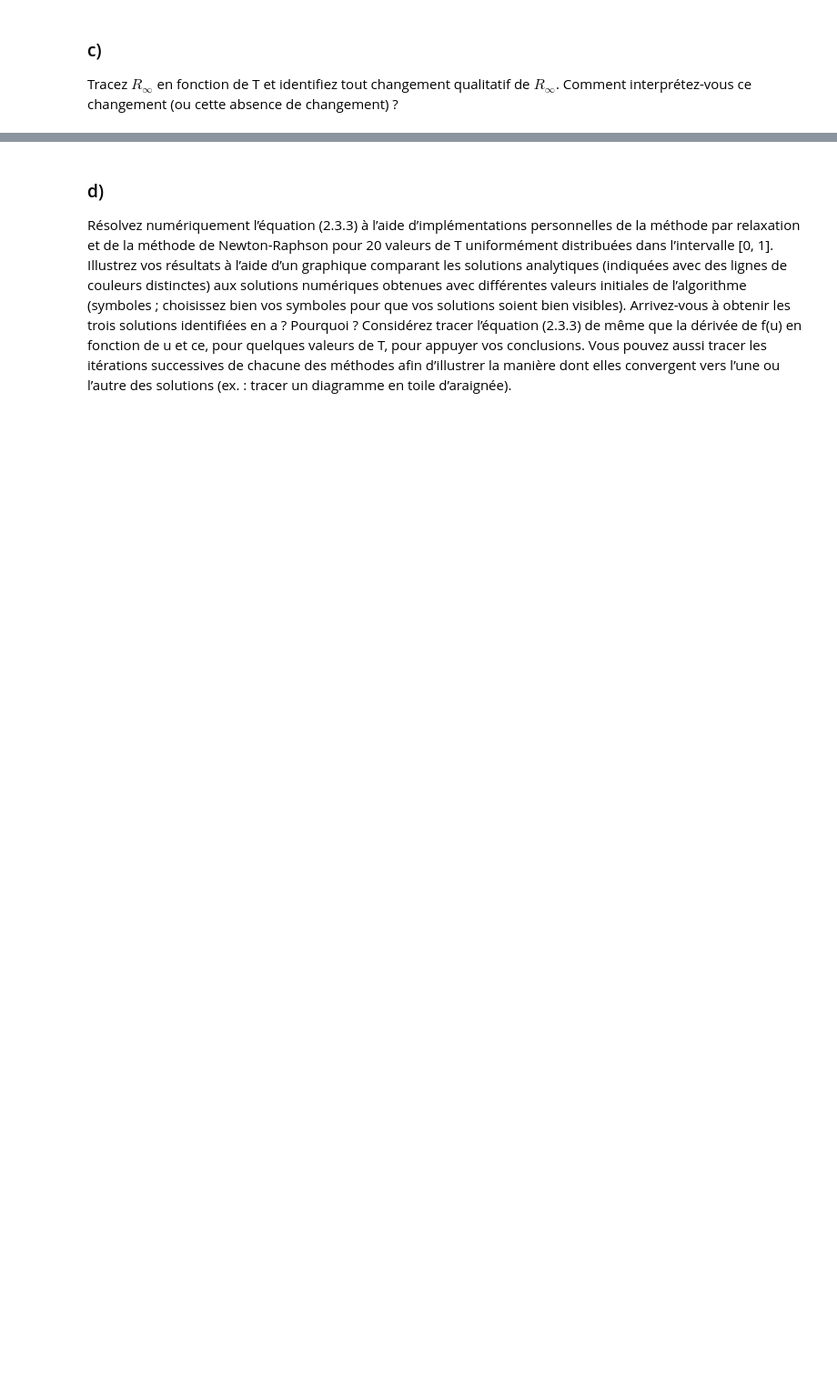
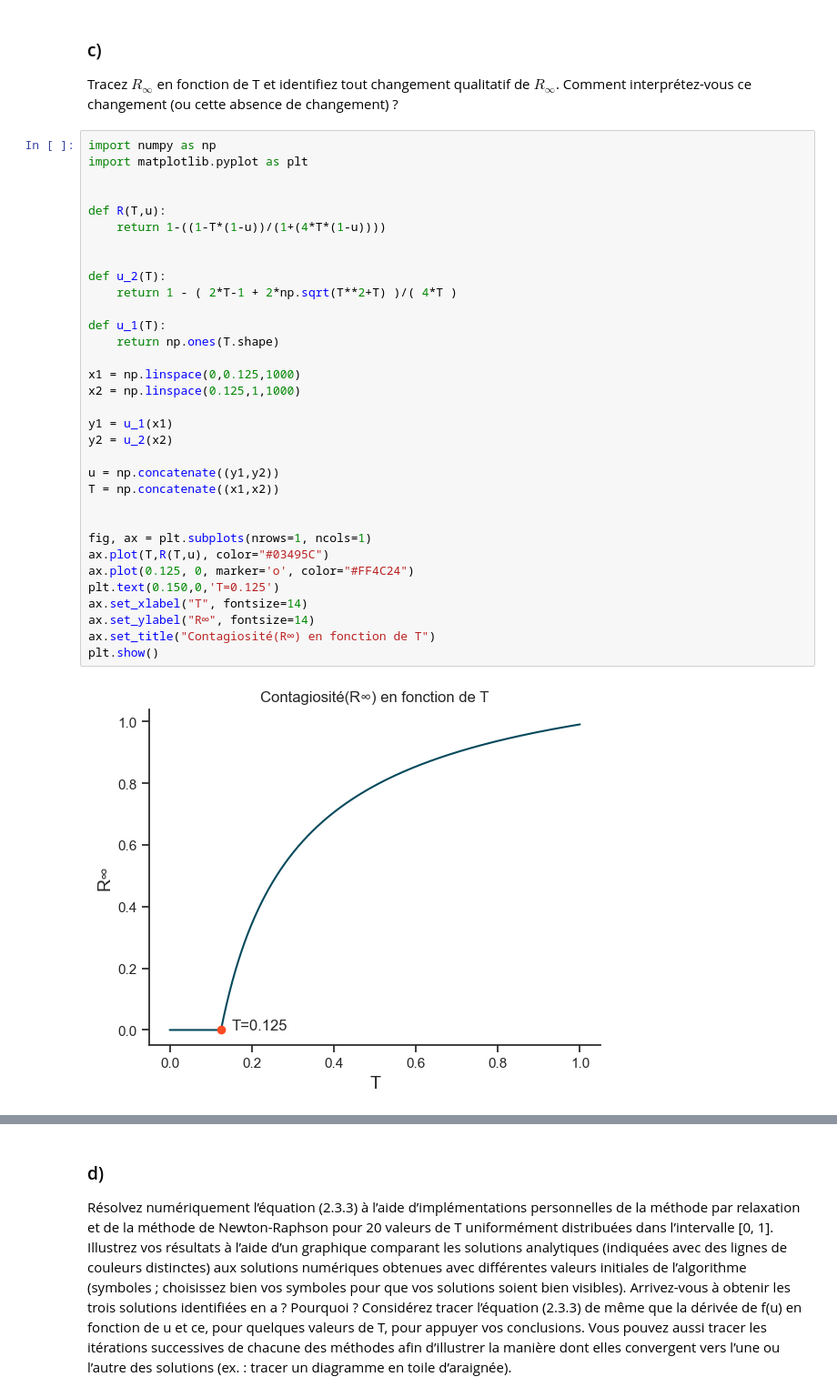
Before and after one commit to BETRU21/PhysNum, a Jupyter notebook: TP2/TP2_PhilippeTruchon_SamuelFortin_BenjaminTrudel.ipynb, the cells around one changed output, grey strips where cells are left out. Shown: that part at 91% size. Drawn from its saved outputs; the diff is of its cells as text; blank space fills up the shorter version.

```diff
--- a/TP2/TP2_PhilippeTruchon_SamuelFortin_BenjaminTrudel.ipynb
+++ b/TP2/TP2_PhilippeTruchon_SamuelFortin_BenjaminTrudel.ipynb
@@ -407,3 +439,38 @@ la solution recherchée de l’équation (2.3.3).
 
 Tracez $R_∞$ en fonction de T et identifiez tout changement qualitatif de $R_∞$. Comment interprétez-vous ce
 changement (ou cette absence de changement) ?
+# %%
+import numpy as np
+import matplotlib.pyplot as plt
+
+
+def R(T,u):
+	return 1-((1-T*(1-u))/(1+(4*T*(1-u))))
+
+
+def u_2(T):
+	return 1 - ( 2*T-1 + 2*np.sqrt(T**2+T) )/( 4*T )
+
+def u_1(T):
+	return np.ones(T.shape)
+
+x1 = np.linspace(0,0.125,1000)
+x2 = np.linspace(0.125,1,1000)
+
+y1 = u_1(x1)
+y2 = u_2(x2)
+
+u = np.concatenate((y1,y2))
+T = np.concatenate((x1,x2))
+
+
+fig, ax = plt.subplots(nrows=1, ncols=1)
+ax.plot(T,R(T,u), color="#03495C")
+ax.plot(0.125, 0, marker='o', color="#FF4C24")
+plt.text(0.150,0,'T=0.125')
+ax.set_xlabel("T", fontsize=14)
+ax.set_ylabel("R∞", fontsize=14)
+ax.set_title("Contagiosité(R∞) en fonction de T")
+plt.show()
+# %% [output]
+[figure, added]
```
Also changed, not shown: parts of 6 cells of this notebook.
